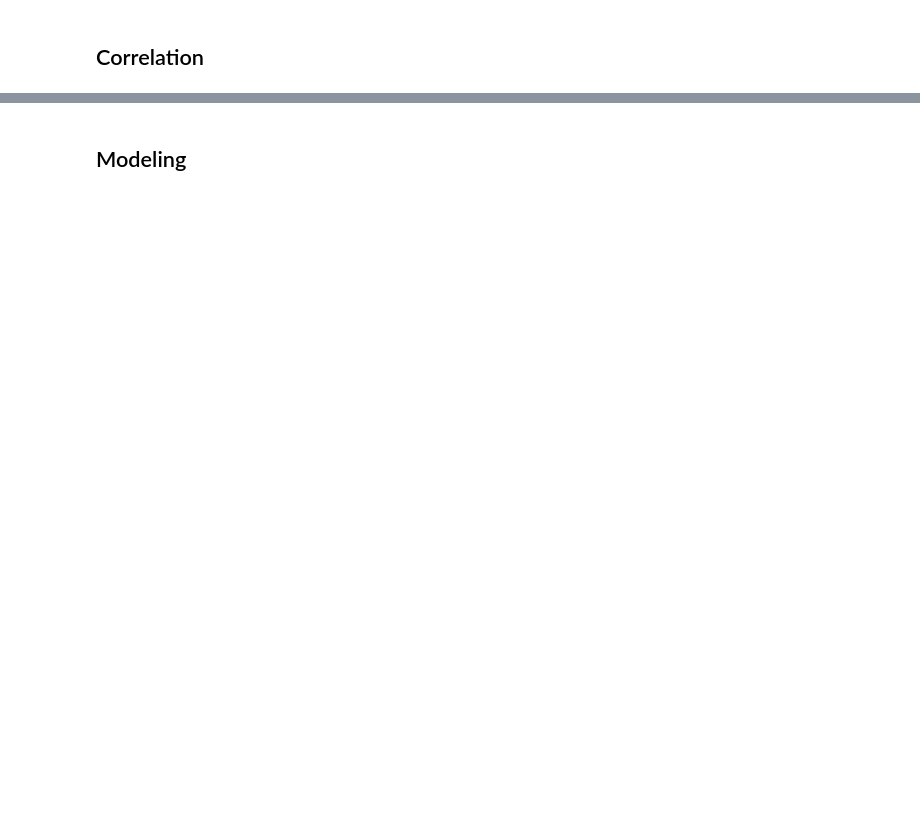
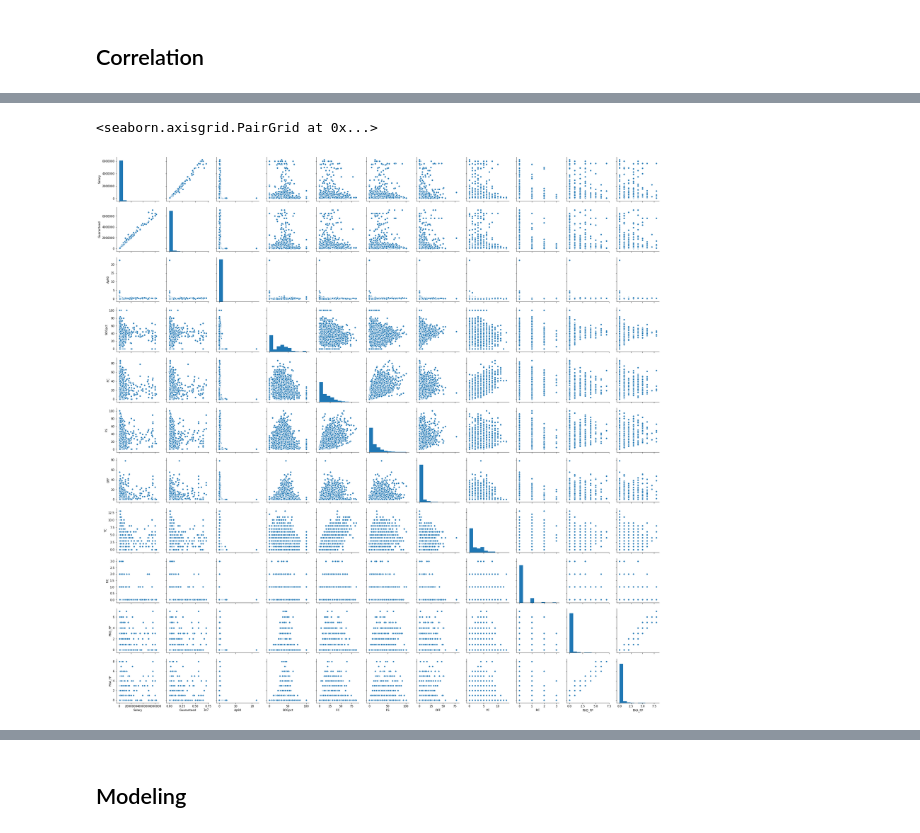
Before and after one commit to cneiderer/Class_Projects, a Jupyter notebook: Project_2/ModelBuilding.ipynb, the cells around one changed output, grey strips where cells are left out. Cells and saved outputs as stored; diff of their text form; code cells hidden in the pictures; blank space fills up the shorter version.

```diff
--- a/Project_2/ModelBuilding.ipynb
+++ b/Project_2/ModelBuilding.ipynb
@@ -118,0 +202,6 @@ df.sample(20)
+# %%
+cols = [sidx, gidx] + list(np.arange(20, 30))
+sns.pairplot(df.iloc[:, cols])
+# %% [output]
+<seaborn.axisgrid.PairGrid at 0x...>
+[figure, added]
```
Also changed, not shown: parts of 16 cells of this notebook.
